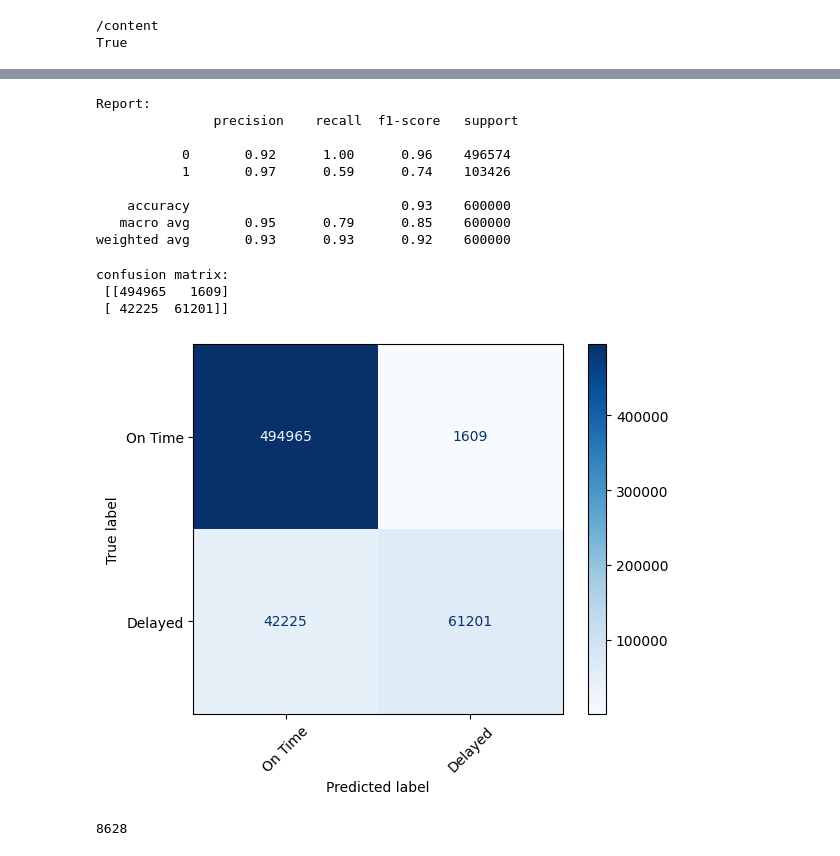
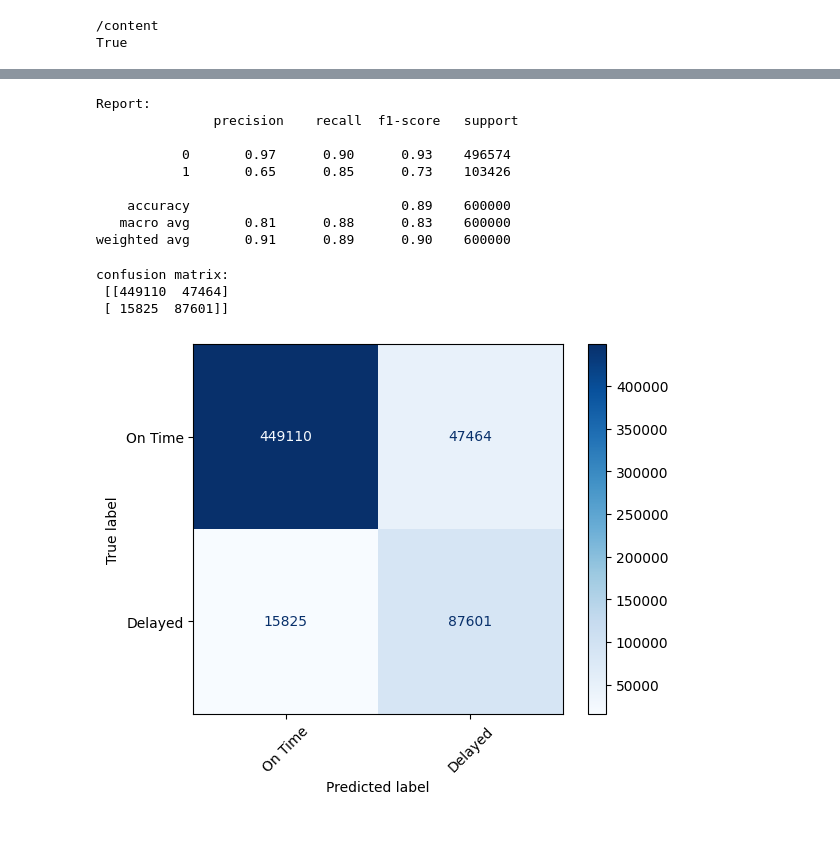
Before and after one commit to mohit12kumar/dataset4, a Jupyter notebook: Untitled12.ipynb, the cells around one changed output, grey strips where cells are left out. Drawn from its saved outputs; the diff is of its cells as text; code cells hidden in the pictures.

```diff
--- a/Untitled12.ipynb
+++ b/Untitled12.ipynb
@@ -879,16 +322,0 @@ confusion matrix:
-# %%
-scaler = StandardScaler()
-x1 = scaler.fit_transform(x1)
-
-model = XGBClassifier(
-    n_estimators=200,
-    max_depth=6,
-    learning_rate=0.1,
-    subsample=0.8,
-    colsample_bytree=0.8,
-    random_state=42,
-    eval_metric='logloss'
-)
-model.fit(x1_train, y1_train)
-y_pred = model.predict(x1_test)
-print(y1_predict,y1_test)
@@ -987,0 +633,13 @@ print("\n test accuracy = ",accuracy_score(y_test,y_pred))
+# %%
+early_stop = EarlyStopping(monitor='val_loss', patience=3, restore_best_weights=True)
+history = model.fit(
+    x_train, y_train,
+    epochs=50,
+    batch_size=256,
+    validation_data=(x_test, y_test),
+    callbacks=[early_stop]
+    # class_weight=class_weights
+)
+dt_pred = model.predict(x_test)
+dt_pred = (y_pred > 0.35).astype(int)
+print(dt_pred,y_test)
@@ -1012,25 +699,24 @@ plt.show()
 # %%
-print("Report:\n", classification_report(y_test, y_pred))
+print("Report:\n", classification_report(y_test, dt_pred))
 # %% [output]
 Report:
                precision    recall  f1-score   support
 
-           0       0.92      1.00      0.96    496574
-           1       0.97      0.59      0.74    103426
+           0       0.97      0.90      0.93    496574
+           1       0.65      0.85      0.73    103426
 
-    accuracy                           0.93    600000
-   macro avg       0.95      0.79      0.85    600000
-weighted avg       0.93      0.93      0.92    600000
+    accuracy                           0.89    600000
+   macro avg       0.81      0.88      0.83    600000
+weighted avg       0.91      0.89      0.90    600000
 # %%
-c11 = confusion_matrix(y_test,y_pred)
-print("confusion matrix:\n",c11)
-cm_display = ConfusionMatrixDisplay(confusion_matrix=c11,display_labels=["On Time", "Delayed"])
+c7 = confusion_matrix(y_test,dt_pred)
+print("confusion matrix:\n",c7)
+cm_display = ConfusionMatrixDisplay(confusion_matrix=c7,display_labels=["On Time", "Delayed"])
 cm_display.plot(cmap = "Blues",xticks_rotation = 45)
 plt.show()
-gc.collect()
+# gc.collect()
 # %% [output]
 confusion matrix:
- [[494965   1609]
- [ 42225  61201]]
+ [[449110  47464]
+ [ 15825  87601]]
-[figure, old version]
+[figure, new version]
-8628
```
Also changed, not shown: parts of 77 cells of this notebook.
